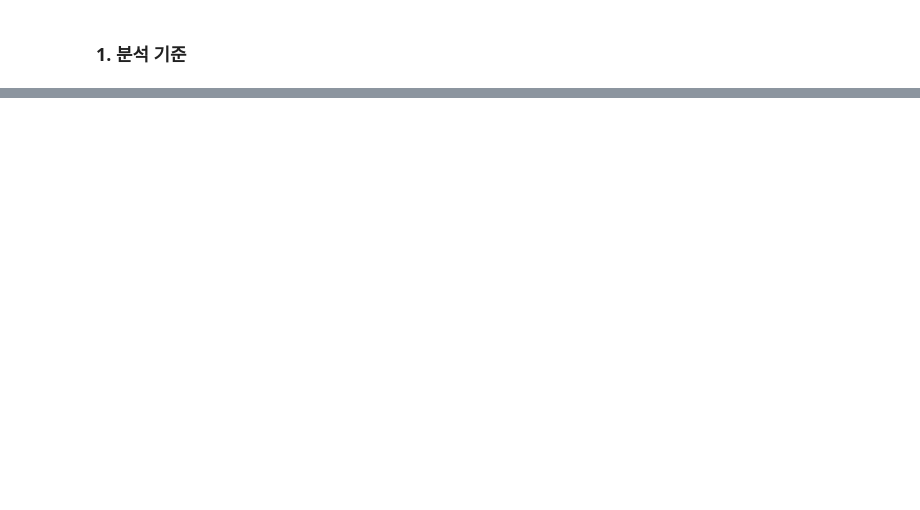
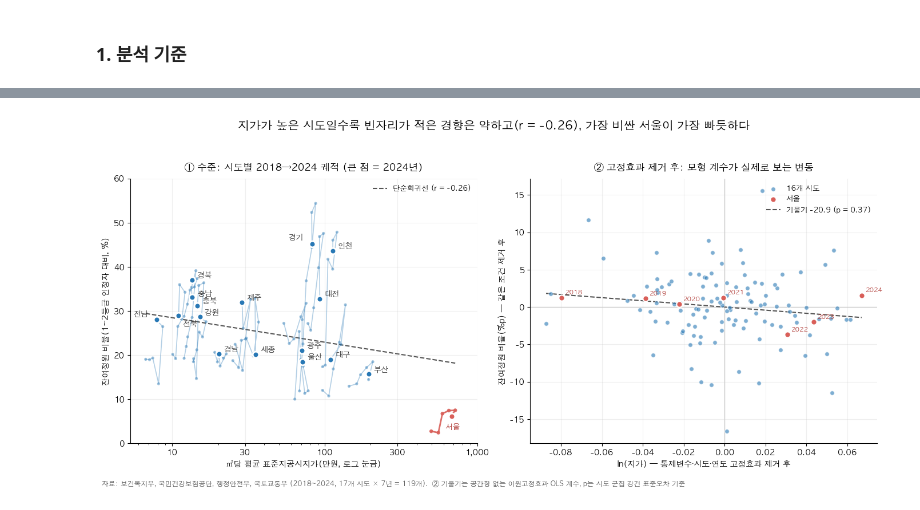
Before and after one commit to SID12g/uos-stat-data, a Jupyter notebook: 시도별 지가와 요양시설 잔여정원 상관관계/main.ipynb, the cells around one changed output, grey strips where cells are left out. Drawn from its saved outputs; the diff is of its cells as text; code cells hidden in the pictures; blank space fills up the shorter version.

```diff
--- a/시도별 지가와 요양시설 잔여정원 상관관계/main.ipynb
+++ b/시도별 지가와 요양시설 잔여정원 상관관계/main.ipynb
@@ -440,0 +538,19 @@ print("검증 통과")
+# %%
+seoul = panel.loc[panel["시도"].eq("서울")].set_index("연도")
+no_seoul = robust.loc["서울 제외 (16개 시도)"]
+ols_row = robust.loc["이원고정효과 OLS (공간항 없음)"]
+ln_land = panel.pivot(index="연도", columns="시도", values="ln_평균_지가")
+within_sd = two_way_demean(ln_land.to_numpy()).std(ddof=1)
+land_growth = (ln_land.loc[YEARS[-1]] - ln_land.loc[YEARS[0]]).sort_values(ascending=False)
+direct_row = robust.loc["SAR 직접 접근"]
+coef_range = robust["계수"]
+
+display(Markdown(f"""
+- **방향은 한국은행과 같고 크기도 비슷하다.** 17개 시도 × 7년 패널에서 ln(지가) 계수는 **{land_coef['계수']:.2f}**로, 한국은행 시군구 추정치(−22.82)와 거의 같다. 지가가 10% 높으면 잔여정원 비율이 약 {abs(land_coef['계수']) * np.log(1.1):.1f}%p 낮다는 뜻이다.
+- **다만 통계적으로 유의하지 않다**(p = {land_coef['p']:.2f}). 관측치가 2,061개에서 119개로 줄어 표준오차가 {land_coef['표준오차']:.1f}로 한국은행(4.2)의 3배를 넘는다. 시도·연도 고정효과를 넣었으므로 계수는 '같은 시도 안에서 지가가 전국 흐름보다 더 오른 해에 잔여정원 비율이 더 낮아졌는가'를 본다. 이렇게 고정효과를 뺀 ln(지가)의 표준편차는 {within_sd:.3f}로 전체 표준편차({panel['ln_평균_지가'].std():.2f})의 {within_sd / panel['ln_평균_지가'].std() * 100:.0f}%에 불과해, 계수를 정밀하게 추정할 만한 변동이 적다.
+- **지가 계수는 서울에 크게 기댄다.** 서울을 빼면 계수가 {no_seoul['계수']:.1f}(p = {no_seoul['p']:.2f})로 줄어든다. 2018~2024년 ln(지가) 상승 폭은 {land_growth.index[0]}({land_growth.iloc[0]:.2f})·{land_growth.index[1]}({land_growth.iloc[1]:.2f})이 가장 커서, 서울의 시간 변화가 추정에 큰 몫을 한다.
+- **인접 지역 효과는 유의하다.** λ = {rho['계수']:.3f}(p = {rho['p']:.3f})로, 인접 시도의 잔여정원 비율이 10%p 낮으면 해당 시도도 {rho['계수'] * 10:.1f}%p 낮다. 한국은행(1.2%p)보다 크다. 시도 단위에서도 이웃한 지역끼리 빈자리 사정이 함께 움직인다.
+- **설정을 바꿔도 지가 계수의 부호는 모두 음(−)이지만**({coef_range.max():.1f} ~ {coef_range.min():.1f}), 어느 설정에서도 10% 수준에서 유의하지 않다. 공간항을 뺀 OLS({ols_row['계수']:.1f}, p = {ols_row['p']:.2f})와 직접 접근({direct_row['계수']:.1f}, p = {direct_row['p']:.2f})은 기본 모형과 크기가 비슷하고, 중위·대지 평균 지가를 쓰면 −14 ~ −16 수준으로 작아진다.
+- 통제변수 중 시설 종사자 수만 유의하게 양(+)이고(한국은행과 같은 방향), 65세 이상 인구 비율(−)과 요양병원 수(+)는 방향만 한국은행과 같다.
+- 서울의 잔여정원 비율은 {seoul.loc[2018, '잔여정원_비율']:.1f}%(2018) → {seoul.loc[2024, '잔여정원_비율']:.1f}%(2024)로 7년 내내 17개 시도 중 가장 낮다. 고정효과 모형은 이 '수준 차이'를 시도 고정효과로 흡수하므로, 서울이 가장 비싸고 가장 빠듯하다는 사실은 위 계수에 반영되지 않는다.
+"""))
@@ -440,0 +589,78 @@ print("검증 통과")
+# %%
+SEOUL_COLOR, OTHER_COLOR, FIT_COLOR = "#D95F59", "#2878B5", "#555555"
+
+# 고정효과·통제변수를 제거한 잔차(Frisch–Waugh–Lovell): 두 잔차의 회귀 기울기 = 이원고정효과 OLS 계수
+fe_terms = f"{' + '.join(CONTROLS)} + C(시도) + C(연도)"
+partial = panel[["연도", "시도"]].copy()
+partial["잔여정원_잔차"] = smf.ols(f"잔여정원_비율 ~ {fe_terms}", data=panel).fit().resid
+partial["지가_잔차"] = smf.ols(f"ln_평균_지가 ~ {fe_terms}", data=panel).fit().resid
+fwl = smf.ols("잔여정원_잔차 ~ 지가_잔차", data=partial).fit()
+assert np.isclose(fwl.params["지가_잔차"], ols_row["계수"])
+
+pooled = smf.ols("잔여정원_비율 ~ ln_평균_지가", data=panel).fit()
+pooled_r = np.corrcoef(panel["ln_평균_지가"], panel["잔여정원_비율"])[0, 1]
+
+LEVEL_OFFSET = {"전남": (-30, 4), "전북": (5, -13), "경기": (-30, 5), "서울": (-8, -16), "충남": (7, 2)}
+
+fig, (ax_level, ax_within) = plt.subplots(1, 2, figsize=(14, 6.5))
+
+# (왼쪽) 수준: 시도별 2018→2024 궤적
+for name, g in panel.groupby("시도"):
+    g = g.sort_values("연도")
+    is_seoul = name == "서울"
+    color = SEOUL_COLOR if is_seoul else OTHER_COLOR
+    ax_level.plot(g["평균_지가"] / 1e4, g["잔여정원_비율"], color=color,
+                  alpha=0.9 if is_seoul else 0.35, linewidth=2 if is_seoul else 1.2, zorder=2)
+    ax_level.scatter(g["평균_지가"] / 1e4, g["잔여정원_비율"], s=14 if not is_seoul else 22,
+                     color=color, alpha=0.9 if is_seoul else 0.45, edgecolor="none", zorder=3)
+    last = g.iloc[-1]
+    ax_level.scatter(last["평균_지가"] / 1e4, last["잔여정원_비율"], s=60, color=color,
+                     edgecolor="white", linewidth=2, zorder=4)
+    ax_level.annotate(name, (last["평균_지가"] / 1e4, last["잔여정원_비율"]), xytext=LEVEL_OFFSET.get(name, (6, 3)),
+                      textcoords="offset points", fontsize=9.5,
+                      color="#B03A35" if is_seoul else "#333333", fontweight="bold" if is_seoul else "normal")
+x_line = np.linspace(panel["ln_평균_지가"].min(), panel["ln_평균_지가"].max(), 100)
+ax_level.plot(np.exp(x_line) / 1e4, pooled.params["Intercept"] + pooled.params["ln_평균_지가"] * x_line,
+              color=FIT_COLOR, linestyle="--", linewidth=1.5, zorder=1, label=f"단순회귀선 (r = {pooled_r:.2f})")
+ax_level.set_xscale("log")
+ax_level.set_xticks([10, 30, 100, 300, 1000])
+ax_level.set_xticklabels(["10", "30", "100", "300", "1,000"])
+ax_level.set_xlabel("㎡당 평균 표준지공시지가(만원, 로그 눈금)")
+ax_level.set_ylabel("잔여정원 비율(1~2등급 인정자 대비, %)")
+ax_level.set_ylim(0, 60)
+ax_level.set_title("① 수준: 시도별 2018→2024 궤적 (큰 점 = 2024년)", fontsize=12, pad=10)
+ax_level.legend(loc="upper right", frameon=False, fontsize=9)
+
+# (오른쪽) 고정효과 제거 후
+is_seoul = partial["시도"].eq("서울")
+ax_within.axhline(0, color="#CCCCCC", linewidth=1)
+ax_within.axvline(0, color="#CCCCCC", linewidth=1)
+ax_within.scatter(partial.loc[~is_seoul, "지가_잔차"], partial.loc[~is_seoul, "잔여정원_잔차"],
+                  s=30, color=OTHER_COLOR, alpha=0.6, edgecolor="white", linewidth=0.8, label="16개 시도", zorder=3)
+ax_within.scatter(partial.loc[is_seoul, "지가_잔차"], partial.loc[is_seoul, "잔여정원_잔차"],
+                  s=55, color=SEOUL_COLOR, edgecolor="white", linewidth=1.5, label="서울", zorder=4)
+for _, row in partial.loc[is_seoul].iterrows():
+    ax_within.annotate(str(row["연도"]), (row["지가_잔차"], row["잔여정원_잔차"]), xytext=(5, 4),
+                       textcoords="offset points", fontsize=8, color="#B03A35")
+xr = np.linspace(partial["지가_잔차"].min(), partial["지가_잔차"].max(), 50)
+ax_within.plot(xr, fwl.params["Intercept"] + fwl.params["지가_잔차"] * xr, color=FIT_COLOR,
+               linestyle="--", linewidth=1.5, label=f"기울기 {fwl.params['지가_잔차']:.1f} (p = {ols_row['p']:.2f})")
+ax_within.set_xlabel("ln(지가) — 통제변수·시도·연도 고정효과 제거 후")
+ax_within.set_ylabel("잔여정원 비율(%p) — 같은 조건 제거 후")
+ax_within.set_title("② 고정효과 제거 후: 모형 계수가 실제로 보는 변동", fontsize=12, pad=10)
+ax_within.legend(loc="upper right", frameon=False, fontsize=9)
+
+for ax in (ax_level, ax_within):
+    ax.grid(alpha=0.2)
+    ax.spines[["top", "right"]].set_visible(False)
+fig.suptitle(f"지가가 높은 시도일수록 빈자리가 적은 경향은 약하고(r = {pooled_r:.2f}), 가장 비싼 서울이 가장 빠듯하다",
+             fontsize=14.5, y=0.99)
+fig.text(0.01, 0.005,
+         "자료: 보건복지부, 국민건강보험공단, 행정안전부, 국토교통부 (2018~2024, 17개 시도 × 7년 = 119개).  "
+         "② 기울기는 공간항 없는 이원고정효과 OLS 계수, p는 시도 군집 강건 표준오차 기준",
+         fontsize=8.5, color="#555555")
+plt.tight_layout(rect=[0, 0.03, 1, 0.95])
+fig.savefig(OUTPUT_DIR / "시도별_잔여정원_지가_산점도.png", dpi=200, bbox_inches="tight")
+plt.show()
+# %% [output]
+[figure, added]
```
Also changed, not shown: parts of 54 cells of this notebook, 17 other files.
